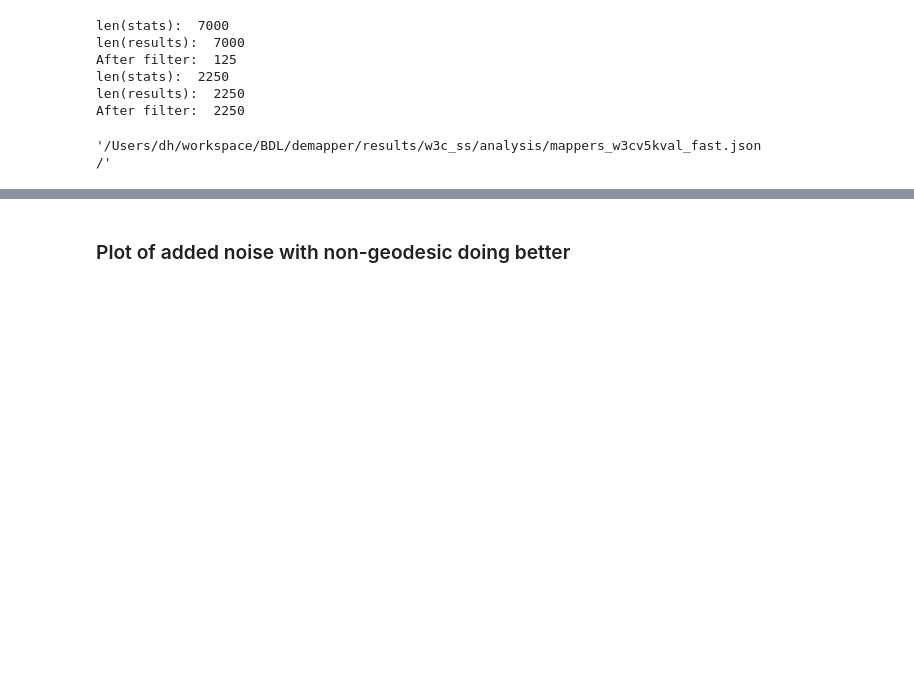
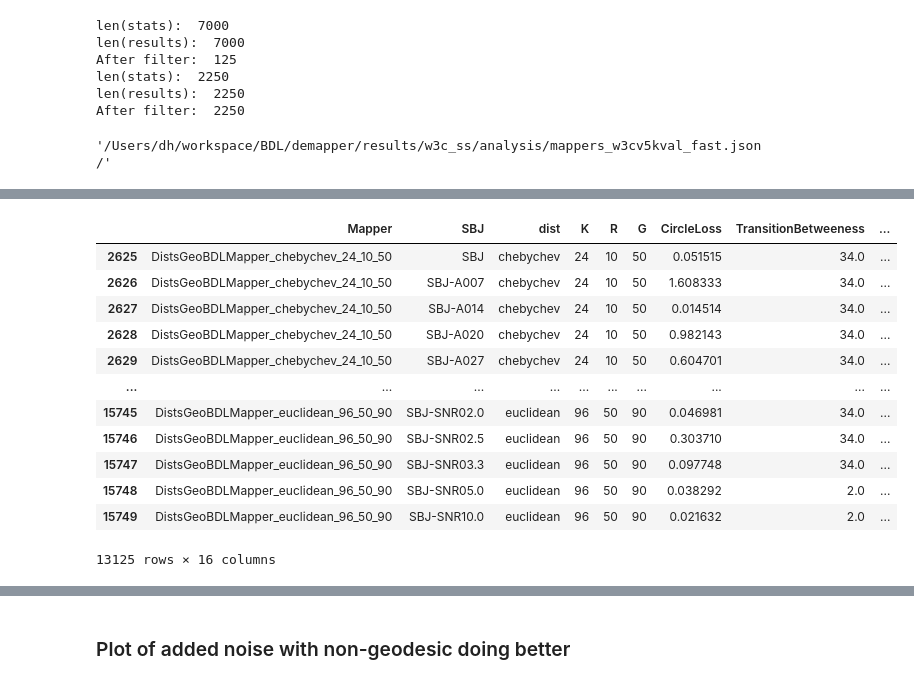
Before and after one commit to braindynamicslab/demapper, a Jupyter notebook: notebooks/evaluate_analysis_w3c.ipynb, the cells around one changed output, grey strips where cells are left out. Cells and saved outputs as stored; diff of their text form; code cells hidden in the pictures; blank space fills up the shorter version.

```diff
--- a/notebooks/evaluate_analysis_w3c.ipynb
+++ b/notebooks/evaluate_analysis_w3c.ipynb
@@ -1038,0 +1224,16 @@ datadir
+# %%
+df_geo
+# %% [output]
+|  | Mapper | SBJ | dist | K | R | G | CircleLoss | TransitionBetweeness | ... |
+| 2625 | DistsGeoBDLMapper_chebychev_24_10_50 | SBJ | chebychev | 24 | 10 | 50 | 0.051515 | 34.0 | ... |
+| 2626 | DistsGeoBDLMapper_chebychev_24_10_50 | SBJ-A007 | chebychev | 24 | 10 | 50 | 1.608333 | 34.0 | ... |
+| 2627 | DistsGeoBDLMapper_chebychev_24_10_50 | SBJ-A014 | chebychev | 24 | 10 | 50 | 0.014514 | 34.0 | ... |
+| 2628 | DistsGeoBDLMapper_chebychev_24_10_50 | SBJ-A020 | chebychev | 24 | 10 | 50 | 0.982143 | 34.0 | ... |
+| 2629 | DistsGeoBDLMapper_chebychev_24_10_50 | SBJ-A027 | chebychev | 24 | 10 | 50 | 0.604701 | 34.0 | ... |
+| ... | ... | ... | ... | ... | ... | ... | ... | ... | ... |
+| 15745 | DistsGeoBDLMapper_euclidean_96_50_90 | SBJ-SNR02.0 | euclidean | 96 | 50 | 90 | 0.046981 | 34.0 | ... |
+| 15746 | DistsGeoBDLMapper_euclidean_96_50_90 | SBJ-SNR02.5 | euclidean | 96 | 50 | 90 | 0.303710 | 34.0 | ... |
+| 15747 | DistsGeoBDLMapper_euclidean_96_50_90 | SBJ-SNR03.3 | euclidean | 96 | 50 | 90 | 0.097748 | 34.0 | ... |
+| 15748 | DistsGeoBDLMapper_euclidean_96_50_90 | SBJ-SNR05.0 | euclidean | 96 | 50 | 90 | 0.038292 | 2.0 | ... |
+| 15749 | DistsGeoBDLMapper_euclidean_96_50_90 | SBJ-SNR10.0 | euclidean | 96 | 50 | 90 | 0.021632 | 2.0 | ... |
+13125 rows × 16 columns
```
Also changed, not shown: parts of 12 cells of this notebook, 4 other files.
